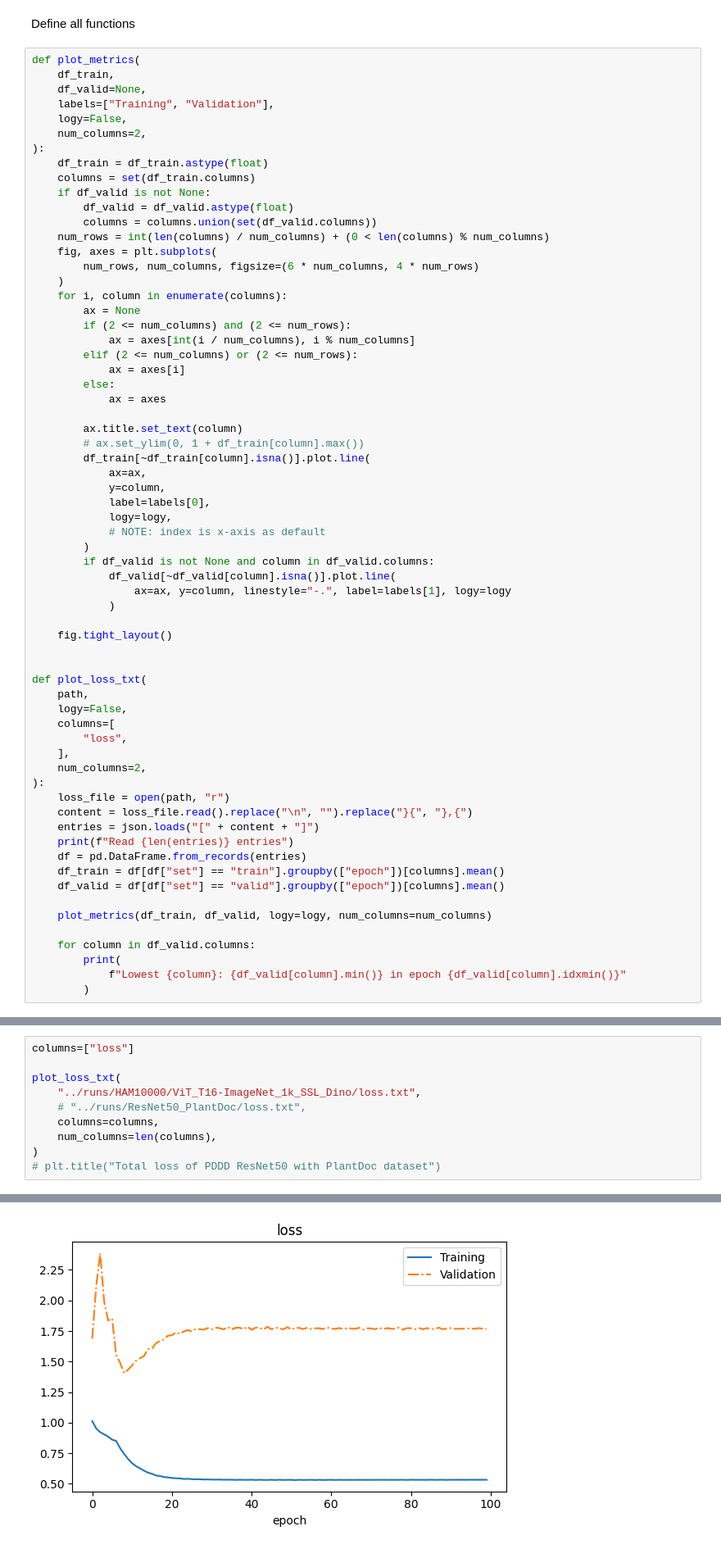
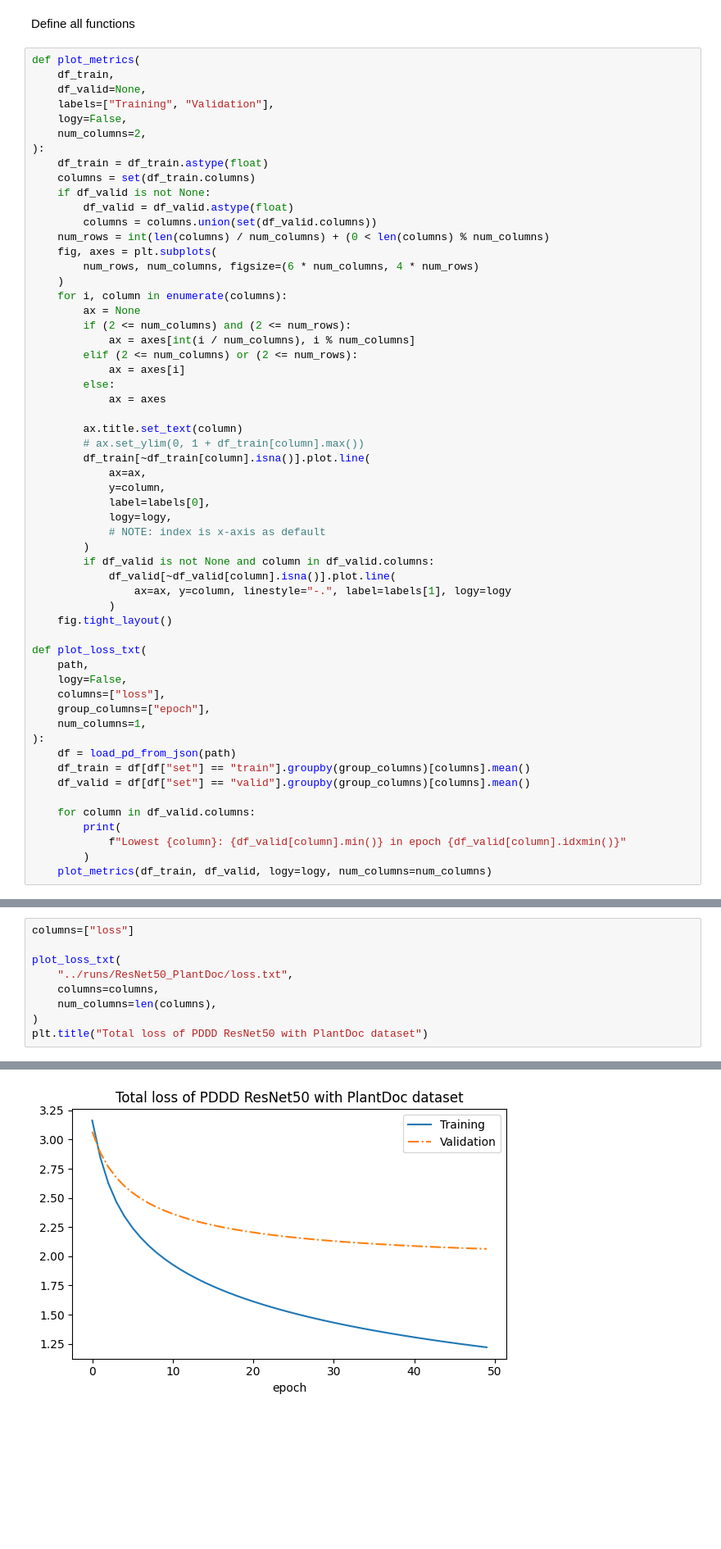
Before and after one commit to AlexanderPeter/thesis, a Jupyter notebook: code/16_plot_metrics_from_log.ipynb, the cells around one changed output, grey strips where cells are left out. Shown at 82% size. Saved outputs shown, nothing was run; the diff lists cells and outputs as text; blank space fills up the shorter version.

```diff
--- a/code/16_plot_metrics_from_log.ipynb
+++ b/code/16_plot_metrics_from_log.ipynb
@@ -47,29 +52,21 @@ def plot_metrics(
             df_valid[~df_valid[column].isna()].plot.line(
                 ax=ax, y=column, linestyle="-.", label=labels[1], logy=logy
             )
-
     fig.tight_layout()
-
 
 def plot_loss_txt(
     path,
     logy=False,
-    columns=[
-        "loss",
-    ],
-    num_columns=2,
+    columns=["loss"],
+    group_columns=["epoch"],
+    num_columns=1,
 ):
-    loss_file = open(path, "r")
-    content = loss_file.read().replace("\n", "").replace("}{", "},{")
-    entries = json.loads("[" + content + "]")
-    print(f"Read {len(entries)} entries")
-    df = pd.DataFrame.from_records(entries)
-    df_train = df[df["set"] == "train"].groupby(["epoch"])[columns].mean()
-    df_valid = df[df["set"] == "valid"].groupby(["epoch"])[columns].mean()
-
-    plot_metrics(df_train, df_valid, logy=logy, num_columns=num_columns)
+    df = load_pd_from_json(path)
+    df_train = df[df["set"] == "train"].groupby(group_columns)[columns].mean()
+    df_valid = df[df["set"] == "valid"].groupby(group_columns)[columns].mean()
 
     for column in df_valid.columns:
         print(
             f"Lowest {column}: {df_valid[column].min()} in epoch {df_valid[column].idxmin()}"
         )
+    plot_metrics(df_train, df_valid, logy=logy, num_columns=num_columns)
@@ -77,10 +118,9 @@ def plot_loss_txt(
 columns=["loss"]
 
 plot_loss_txt(
-    "../runs/HAM10000/ViT_T16-ImageNet_1k_SSL_Dino/loss.txt",
-    # "../runs/ResNet50_PlantDoc/loss.txt",
+    "../runs/ResNet50_PlantDoc/loss.txt",
     columns=columns,
     num_columns=len(columns),
 )
-# plt.title("Total loss of PDDD ResNet50 with PlantDoc dataset")
+plt.title("Total loss of PDDD ResNet50 with PlantDoc dataset")
 # %% [output]
@@ -89 +130 @@ Lowest loss: 1.4055404481680498 in epoch 8
-[figure, old version]
+[figure, new version]
```
Also changed, not shown: parts of 5 cells of this notebook, 10 other files.
